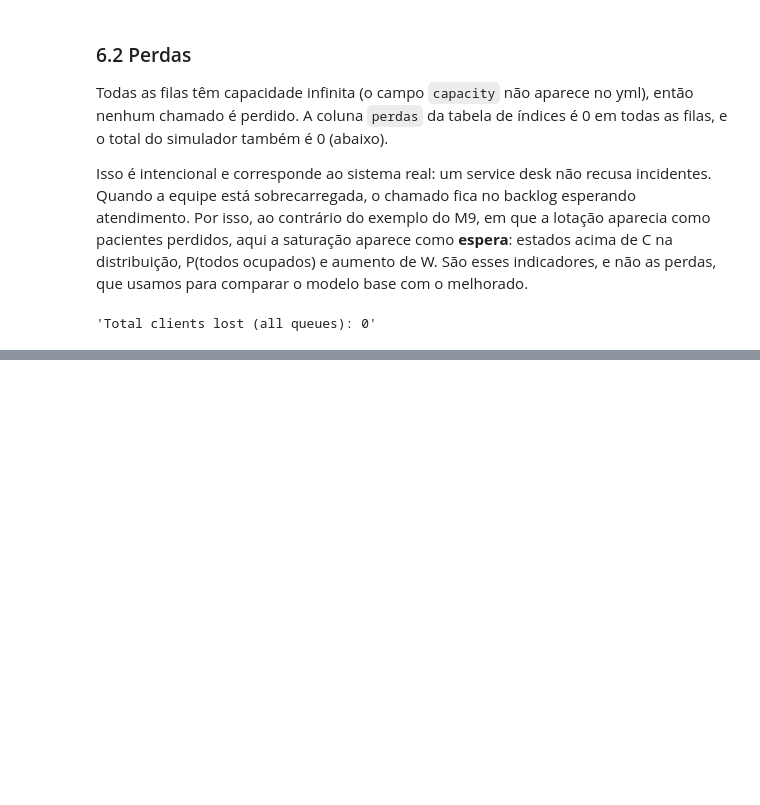
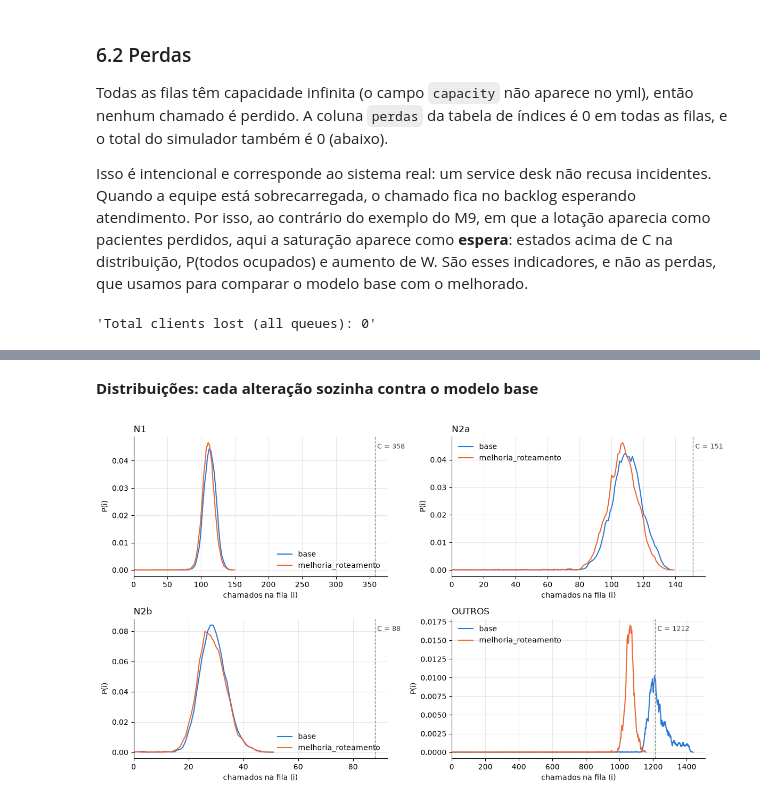
Before and after one commit to germanocorrea/simple-queue-simulator--pucrs, a Jupyter notebook: tratamento.ipynb, the cells around one changed output, grey strips where cells are left out. Drawn from its saved outputs; the diff is of its cells as text; code cells hidden in the pictures; blank space fills up the shorter version.

```diff
--- a/tratamento.ipynb
+++ b/tratamento.ipynb
@@ -391,0 +491,6 @@ indices("modelos/melhorado.yml")
+# %% [markdown]
+**Distribuições: cada alteração sozinha contra o modelo base**
+# %%
+distribuicao("base", "melhoria_roteamento")
+# %% [output]
+[figure, added]
```
Also changed, not shown: parts of 14 cells of this notebook, 2 other files.
